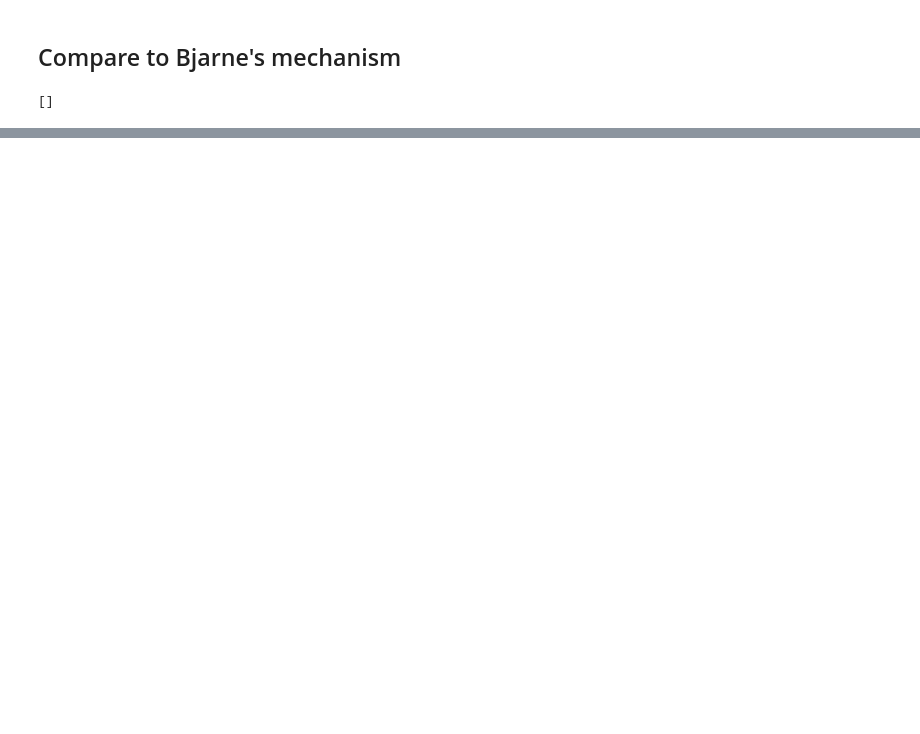
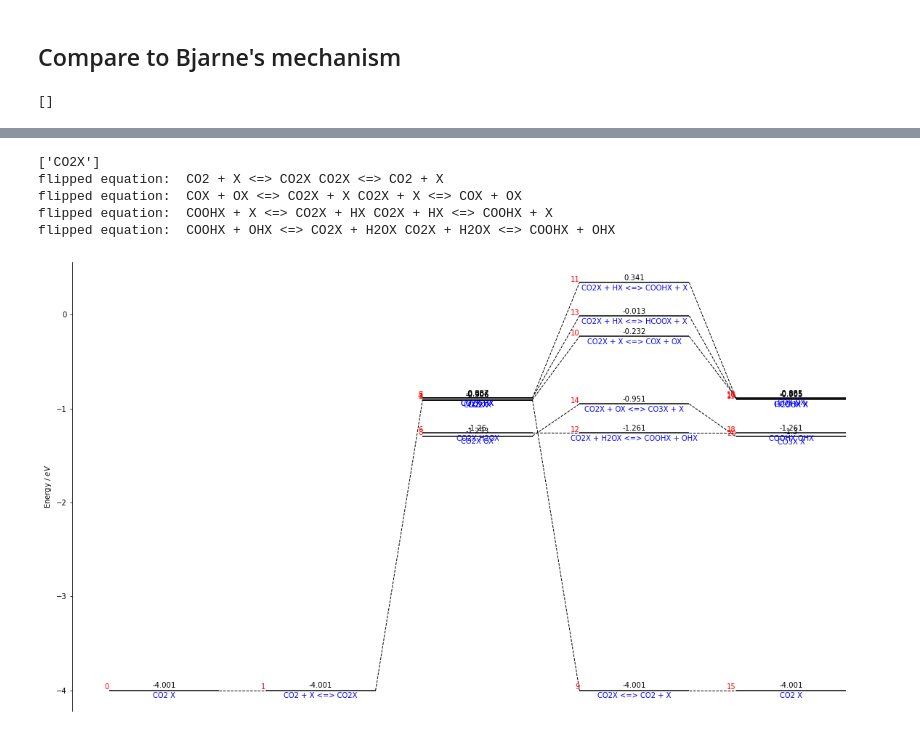
Before and after one commit to comocheng/meOH-analysis, a Jupyter notebook: cantera_simulations/RMG_model_analysis/_01_RMG_model_checker_notebook.ipynb, the cells around one changed output, grey strips where cells are left out. Drawn from its saved outputs; the diff is of its cells as text; code cells hidden in the pictures; blank space fills up the shorter version.

```diff
--- a/cantera_simulations/RMG_model_analysis/_01_RMG_model_checker_notebook.ipynb
+++ b/cantera_simulations/RMG_model_analysis/_01_RMG_model_checker_notebook.ipynb
@@ -357,0 +360,16 @@ H2(4) + 2 site(7) <=> 2 HX(8) 0.2870697534209142
+# %%
+pes_plot_4.add_next_reaction(
+    ["CO2X"],
+    width=20,
+    height=40,
+    offset = 0.01,
+#     dimension = 10,
+#     space = 10,
+)
+# %% [output]
+['CO2X']
+flipped equation:  CO2 + X <=> CO2X CO2X <=> CO2 + X
+flipped equation:  COX + OX <=> CO2X + X CO2X + X <=> COX + OX
+flipped equation:  COOHX + X <=> CO2X + HX CO2X + HX <=> COOHX + X
+flipped equation:  COOHX + OHX <=> CO2X + H2OX CO2X + H2OX <=> COOHX + OHX
+[figure, added]
```
Also changed, not shown: parts of 28 cells of this notebook, 8 other files.
